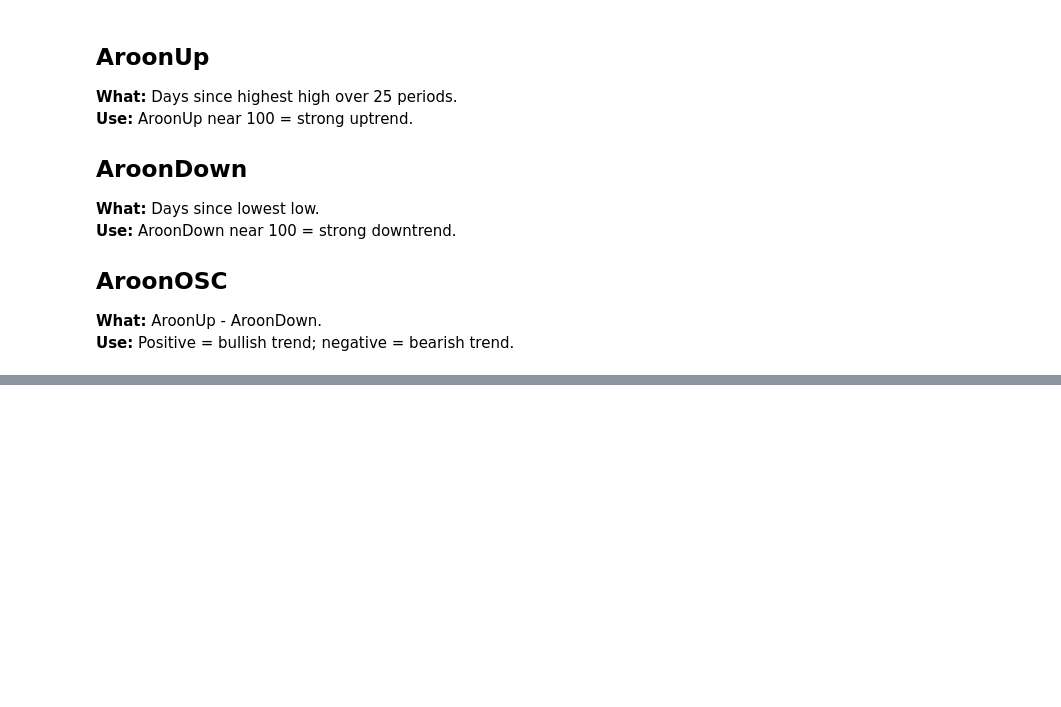
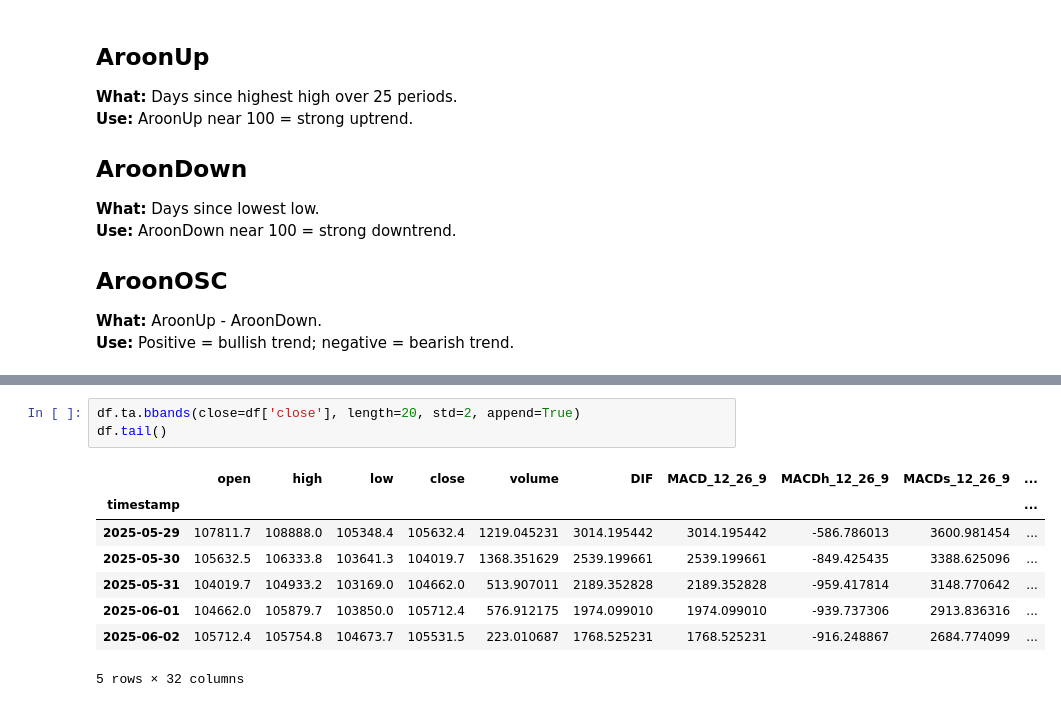
Before and after one commit to Ahkylez/Crypto-Indicators, a Jupyter notebook: crypto_indicators.ipynb, the cells around one changed output, grey strips where cells are left out. Drawn from its saved outputs; the diff is of its cells as text; blank space fills up the shorter version.

```diff
--- a/crypto_indicators.ipynb
+++ b/crypto_indicators.ipynb
@@ -432,0 +459,12 @@ plt.show()
+# %%
+df.ta.bbands(close=df['close'], length=20, std=2, append=True)
+df.tail()
+# %% [output]
+|  | open | high | low | close | volume | DIF | MACD_12_26_9 | MACDh_12_26_9 | MACDs_12_26_9 | ... |
+| timestamp |  |  |  |  |  |  |  |  |  | ... |
+| 2025-05-29 | 107811.7 | 108888.0 | 105348.4 | 105632.4 | 1219.045231 | 3014.195442 | 3014.195442 | -586.786013 | 3600.981454 | ... |
+| 2025-05-30 | 105632.5 | 106333.8 | 103641.3 | 104019.7 | 1368.351629 | 2539.199661 | 2539.199661 | -849.425435 | 3388.625096 | ... |
+| 2025-05-31 | 104019.7 | 104933.2 | 103169.0 | 104662.0 | 513.907011 | 2189.352828 | 2189.352828 | -959.417814 | 3148.770642 | ... |
+| 2025-06-01 | 104662.0 | 105879.7 | 103850.0 | 105712.4 | 576.912175 | 1974.099010 | 1974.099010 | -939.737306 | 2913.836316 | ... |
+| 2025-06-02 | 105712.4 | 105754.8 | 104673.7 | 105531.5 | 223.010687 | 1768.525231 | 1768.525231 | -916.248867 | 2684.774099 | ... |
+5 rows × 32 columns
```
Also changed, not shown: parts of 25 cells of this notebook, 12 other files.
